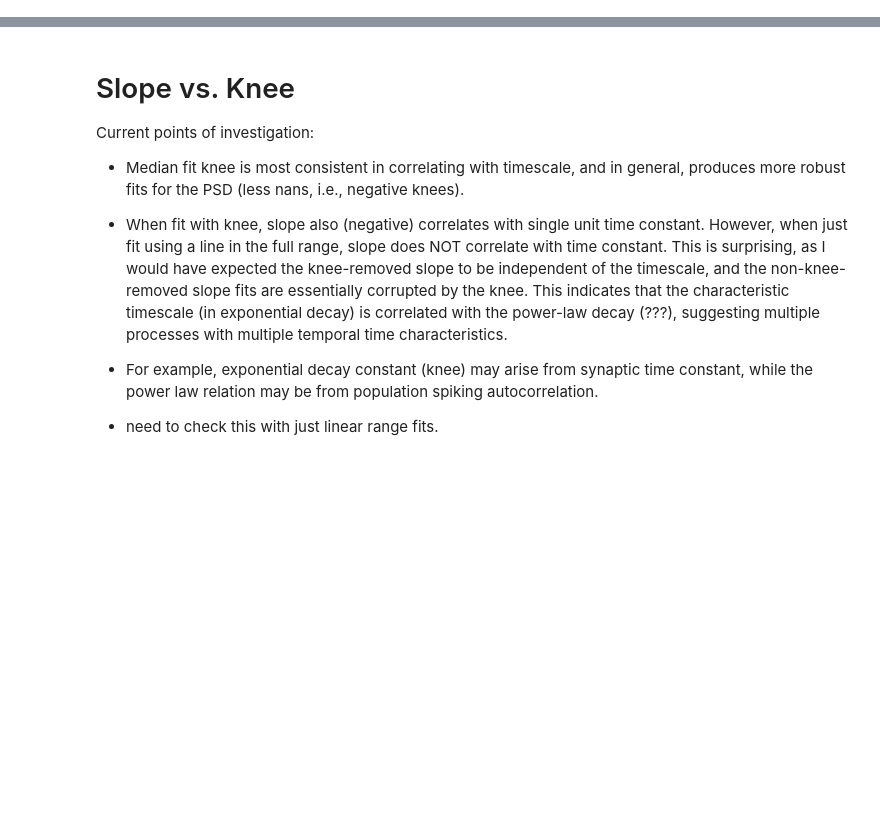
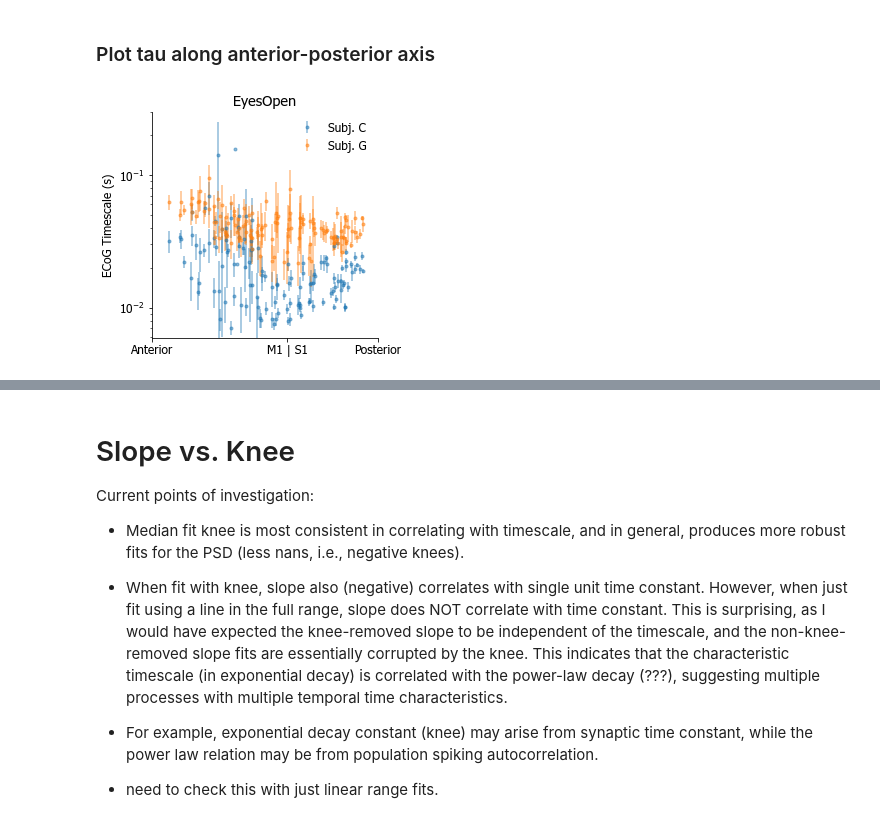
Before and after one commit to rdgao/field-echos, a Jupyter notebook: notebooks/viz_NeuroTycho-SU.ipynb, the cells around one changed output, grey strips where cells are left out. Cells and saved outputs as stored; diff of their text form; code cells hidden in the pictures; blank space fills up the shorter version.

```diff
--- a/notebooks/viz_NeuroTycho-SU.ipynb
+++ b/notebooks/viz_NeuroTycho-SU.ipynb
@@ -266,0 +127,20 @@ However, there is a conversion factor of ~0.1 from ECoG to spiking, i.e. ECoG ti
+# %% [markdown]
+### Plot tau along anterior-posterior axis
+# %%
+feature = 'tau'
+plt.figure(figsize=(4.5,4))
+# group by subject at the highest level, then channel, then perform average (over sessions)
+grand_agg = df_cond.groupby(['patient', 'chan'])[df_combined.columns[3:]].agg([np.nanmean, stats.sem])
+for g_i, g in grand_agg.groupby('patient'):
+    plt.errorbar(g['y']['nanmean'], g[feature]['nanmean'], yerr=g[feature]['sem']*2., fmt='.', alpha=0.5)
+    # normalize per subject
+    #plt.errorbar(g['y']['nanmean'], g[feature]['nanmean']/g[feature]['nanmean'].min(), yerr=g[feature]['sem']*2., fmt='.')
+
+plt.yscale('log'); plt.legend(['Subj. C', 'Subj. G'], frameon=False);
+sns.despine()
+plt.xticks([0,600,1000],['Anterior','M1 | S1','Posterior'])
+plt.ylabel('ECoG Timescale (s)'); plt.title(cond_query)
+plt.tight_layout()
+if save_plot: plt.savefig(fig_path%('NT_TauAcrossAP_'+cond_query))
+# %% [output]
+[figure, added]
```
Also changed, not shown: parts of 40 cells of this notebook, 38 other files.
